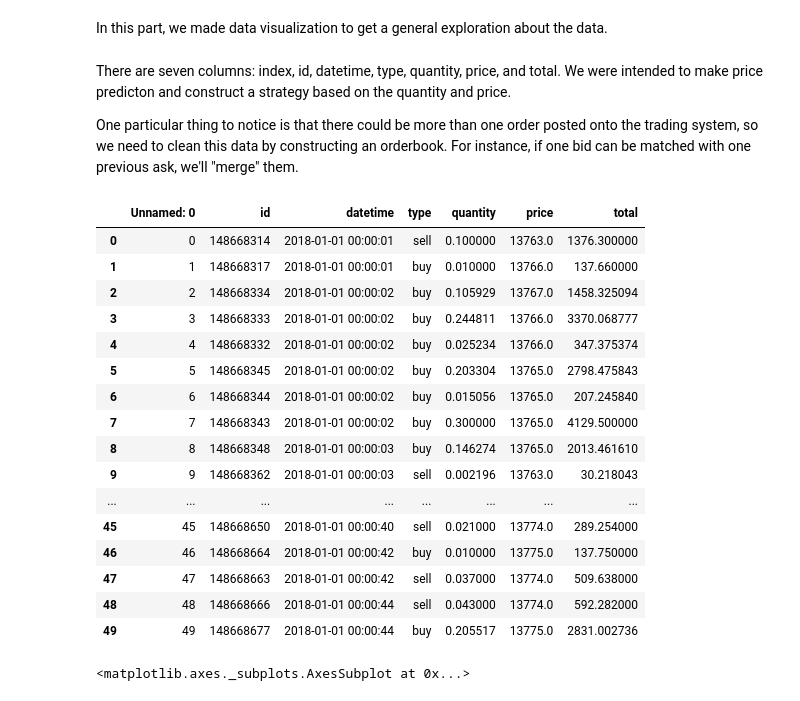
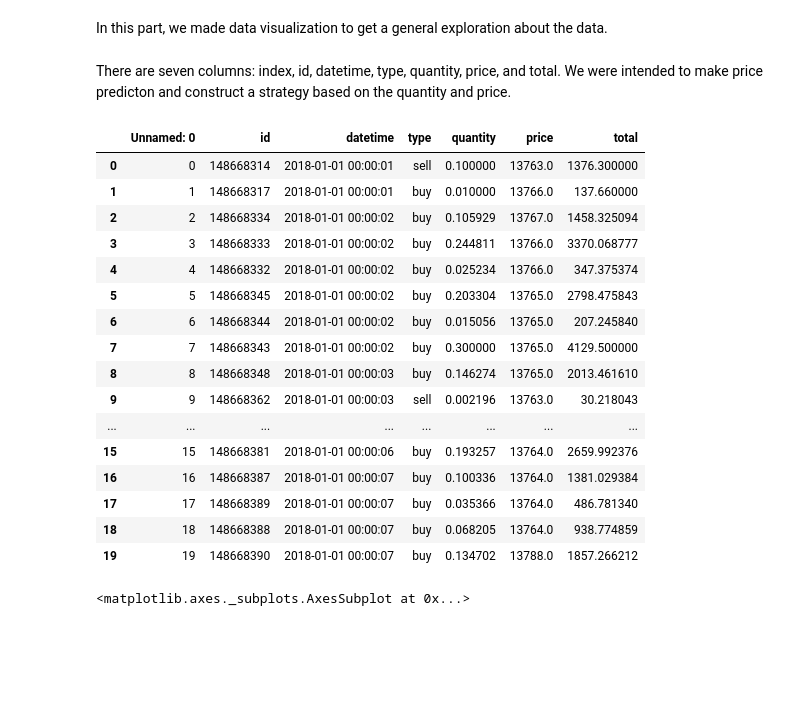
Before and after one commit to LaoKpa/QU_Datathon, a Jupyter notebook: QU_Datathon_Data_Exploration.ipynb, the cells around one changed output. Cells and saved outputs as stored; diff of their text form; code cells hidden in the pictures; blank space fills up the shorter version.

```diff
--- a/QU_Datathon_Data_Exploration.ipynb
+++ b/QU_Datathon_Data_Exploration.ipynb
@@ -15,28 +15,26 @@ from IPython.display import Image
 df = pd.read_csv('btc_usd.csv')
 # %% [markdown]
 There are seven columns: index, id, datetime, type, quantity, price, and total. We were intended to make price predicton and construct a strategy based on the quantity and price.
-
-One particular thing to notice is that there could be more than one order posted onto the trading system, so we need to clean this data by constructing an orderbook. For instance, if one bid can be matched with one previous ask, we'll "merge" them.
 # %%
-df.head(50)
+df.head(20)
 # %% [output]
 |  | Unnamed: 0 | id | datetime | type | quantity | price | total |
 | 0 | 0 | 148668314 | 2018-01-01 00:00:01 | sell | 0.100000 | 13763.0 | 1376.300000 |
 | 1 | 1 | 148668317 | 2018-01-01 00:00:01 | buy | 0.010000 | 13766.0 | 137.660000 |
 | 2 | 2 | 148668334 | 2018-01-01 00:00:02 | buy | 0.105929 | 13767.0 | 1458.325094 |
 | 3 | 3 | 148668333 | 2018-01-01 00:00:02 | buy | 0.244811 | 13766.0 | 3370.068777 |
 | 4 | 4 | 148668332 | 2018-01-01 00:00:02 | buy | 0.025234 | 13766.0 | 347.375374 |
 | 5 | 5 | 148668345 | 2018-01-01 00:00:02 | buy | 0.203304 | 13765.0 | 2798.475843 |
 | 6 | 6 | 148668344 | 2018-01-01 00:00:02 | buy | 0.015056 | 13765.0 | 207.245840 |
 | 7 | 7 | 148668343 | 2018-01-01 00:00:02 | buy | 0.300000 | 13765.0 | 4129.500000 |
 | 8 | 8 | 148668348 | 2018-01-01 00:00:03 | buy | 0.146274 | 13765.0 | 2013.461610 |
 | 9 | 9 | 148668362 | 2018-01-01 00:00:03 | sell | 0.002196 | 13763.0 | 30.218043 |
 | ... | ... | ... | ... | ... | ... | ... | ... |
-| 45 | 45 | 148668650 | 2018-01-01 00:00:40 | sell | 0.021000 | 13774.0 | 289.254000 |
-| 46 | 46 | 148668664 | 2018-01-01 00:00:42 | buy | 0.010000 | 13775.0 | 137.750000 |
-| 47 | 47 | 148668663 | 2018-01-01 00:00:42 | sell | 0.037000 | 13774.0 | 509.638000 |
-| 48 | 48 | 148668666 | 2018-01-01 00:00:44 | sell | 0.043000 | 13774.0 | 592.282000 |
-| 49 | 49 | 148668677 | 2018-01-01 00:00:44 | buy | 0.205517 | 13775.0 | 2831.002736 |
+| 15 | 15 | 148668381 | 2018-01-01 00:00:06 | buy | 0.193257 | 13764.0 | 2659.992376 |
+| 16 | 16 | 148668387 | 2018-01-01 00:00:07 | buy | 0.100336 | 13764.0 | 1381.029384 |
+| 17 | 17 | 148668389 | 2018-01-01 00:00:07 | buy | 0.035366 | 13764.0 | 486.781340 |
+| 18 | 18 | 148668388 | 2018-01-01 00:00:07 | buy | 0.068205 | 13764.0 | 938.774859 |
+| 19 | 19 | 148668390 | 2018-01-01 00:00:07 | buy | 0.134702 | 13788.0 | 1857.266212 |
 # %%
 plt.figure(figsize=(15,15))
 df.plot('datetime','price')
```
Also changed, not shown: parts of 2 cells of this notebook.
